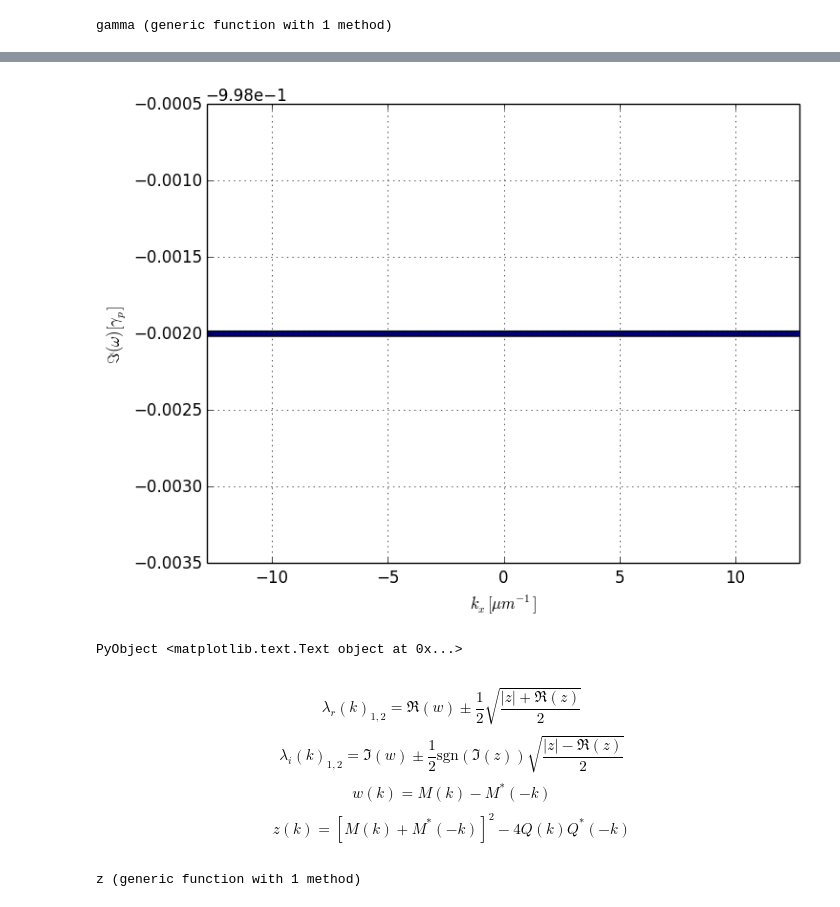
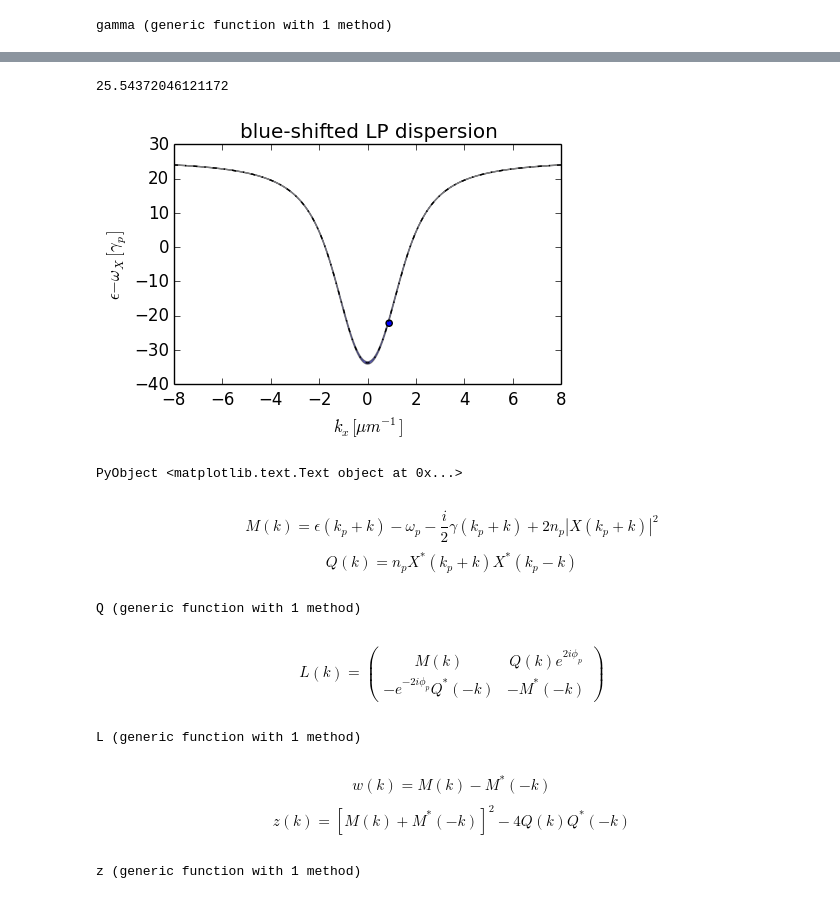
Before and after one commit to berceanu/notebooks, a Jupyter notebook: julia/1pump_gaussian.ipynb, the cells around one changed output, grey strips where cells are left out. Cells and saved outputs as stored; diff of their text form; code cells hidden in the pictures.

Commit message:
working dispersion, mf+stability and spectrum

```diff
--- a/julia/1pump_gaussian.ipynb
+++ b/julia/1pump_gaussian.ipynb
@@ -66,17 +55,42 @@ PyObject <matplotlib.text.Text object at 0x...>
-# %%
-for i=1:2
-    scatter(kx, imag(ev[i,:]), s=15, alpha=0.4)
-end
-grid()
-xlim(kx[1], kx[end])
-xlabel(L"$k_x[\mu m^{-1}]$")
-ylabel(L"$\Im(\omega)[\gamma_p]$")
-# %% [output]
-[figure, removed]
-PyObject <matplotlib.text.Text object at 0x...>
+# %%
+blp = Float64[bsenLP(k, 0., n_p) for k in kx];
+gma = Float64[gamma(k, 0.) for k in kx]/4;
+# %%
+0.001292/gp
+# %% [output]
+25.54372046121172
+# %%
+fig, ax = plt.subplots(figsize=(5, 3))
+
+ax[:plot](kx, blp, "k-.")
+ax[:fill_between](kx, blp - gma, blp + gma, alpha=0.5)
+
+ax[:scatter](k_pmpx, omega_p)
+
+ax[:set_title]("blue-shifted LP dispersion")
+ax[:set_xlim](-8, 8)
+ax[:set_xlabel](L"$k_x[\mu m^{-1}]$")
+ax[:set_ylabel](L"$\epsilon-\omega_X[\gamma_p]$")
+# %% [output]
+[figure, added]
+PyObject <matplotlib.text.Text object at 0x...>
+# %% [markdown]
+$$M(k)=\epsilon(k_{p}+k)-\omega_{p}-\frac{i}{2}\gamma(k_{p}+k)+2n_{p}\left|X(k_{p}+k)\right|^{2}$$
+$$Q(k)=n_{p}X^{*}(k_{p}+k)X^{*}(k_{p}-k)$$
+# %%
+M(kx, ky, np) = enLP(k_pmpx + kx, k_pmpy + ky) - omega_p - im*gamma(k_pmpx + kx, k_pmpy + ky)/2 + 2np*abs2(hopf_x(k_pmpx + kx, k_pmpy + ky))
+Q(kx, ky, np) = np*conj(hopf_x(k_pmpx + kx, k_pmpy + ky))*conj(hopf_x(k_pmpx - kx, k_pmpy - ky))
+# %% [output]
+Q (generic function with 1 method)
+# %% [markdown]
+$$L(k)=\left(\begin{matrix}M\left(k\right) & Q\left(k\right)e^{2i\phi_{p}}\\
+-e^{-2i\phi_{p}}Q^{*}\left(-k\right) & -M^{*}\left(-k\right)
+\end{matrix}\right)$$
+# %%
+L(kx, ky, np, φp) = [M(kx, ky, np) Q(kx, ky, np)*exp(2im*φp); -exp(-2im*φp)*conj(Q(-kx, -ky, np)) -conj(M(-kx, -ky, np))]
+# %% [output]
+L (generic function with 1 method)
 # %% [markdown]
-$$\lambda_{r}\left(k\right)_{1,2}=\Re(w)\pm\frac{1}{2}\sqrt{\frac{|z|+\Re(z)}{2}}$$
-$$\lambda_{i}\left(k\right)_{1,2}=\Im(w)\pm\frac{1}{2}\text{sgn}(\Im(z))\sqrt{\frac{|z|-\Re(z)}{2}}$$
 $$w(k)=M\left(k\right)-M^{*}\left(-k\right)$$
 $$z(k)=\left[M\left(k\right)+M^{*}\left(-k\right)\right]^{2}-4Q\left(k\right)Q^{*}\left(-k\right)$$
 # %%
```
Also changed, not shown: parts of 32 cells of this notebook, 4 other files.
